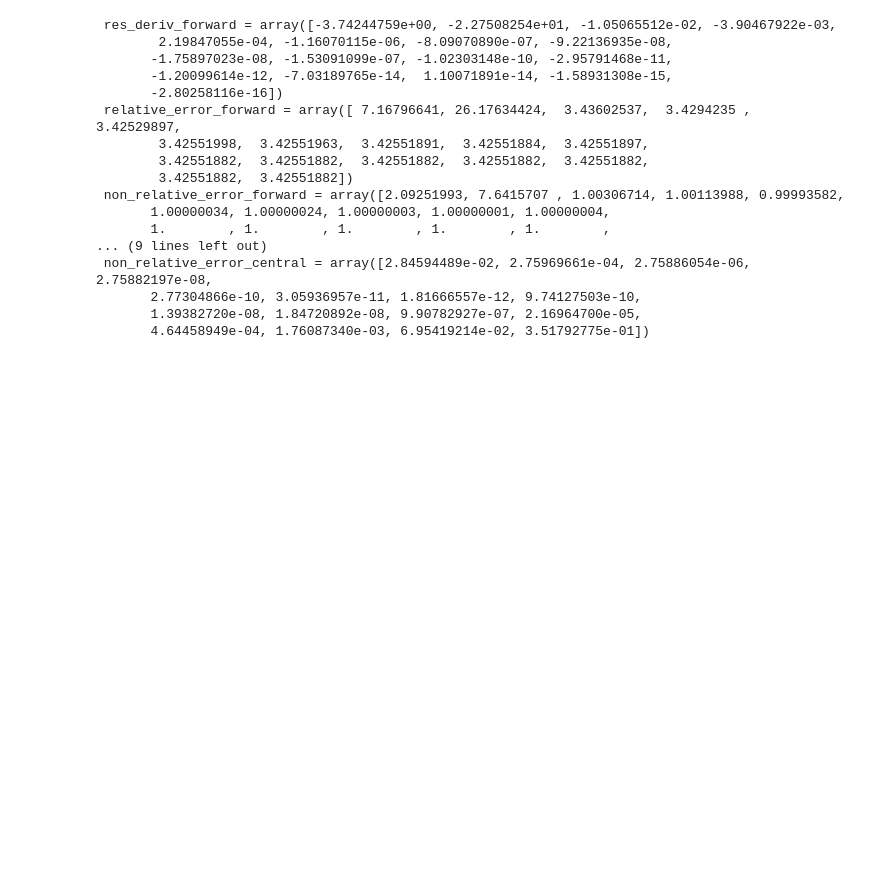
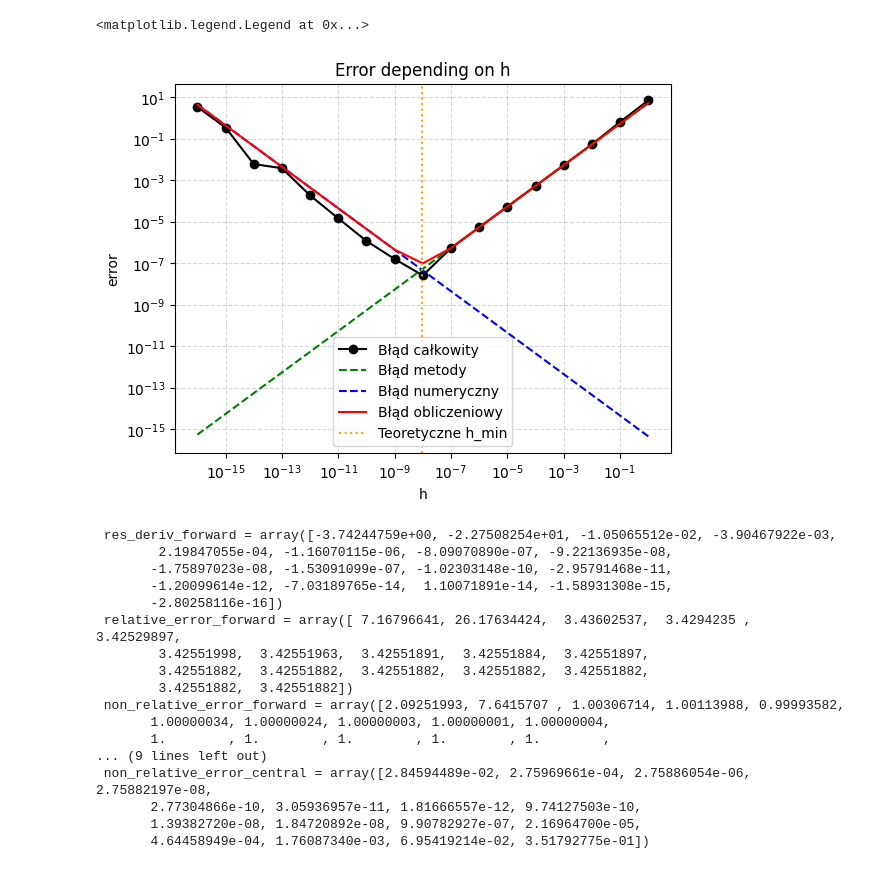
Before and after one commit to Szymbuk/MOWNIT, a Jupyter notebook: lab1/zad1.ipynb, the cells around one changed output. Cells and saved outputs as stored; diff of their text form; code cells hidden in the pictures; blank space fills up the shorter version.

```diff
--- a/lab1/zad1.ipynb
+++ b/lab1/zad1.ipynb
@@ -52,6 +51,28 @@ res_deriv_forward = np.array([deriv_forward(x, h, fun) for h in h_array])
 
 relative_error_forward = np.array([abs(res - exact_d1) for res in res_deriv_forward])
 non_relative_error_forward = np.array([abs(res - exact_d1) / abs(exact_d1) for res in res_deriv_forward])
+
+M2_forward = abs(exact_d2)
+
+numerical_error_forward = 2.0 * epsilon / h_array
+truncation_error_forward = M2_forward * h_array / 2.0
+computational_error_forward = truncation_error_forward + numerical_error_forward
+
+h_min_forward = 2.0 * np.sqrt(epsilon / M2_forward)
+# %%
+plt.loglog(h_array, relative_error_forward, 'ko-', label='Błąd całkowity')
+plt.loglog(h_array, truncation_error_forward, 'g--', label='Błąd metody')
+plt.loglog(h_array, numerical_error_forward, 'b--', label='Błąd numeryczny')
+plt.loglog(h_array, computational_error_forward, 'r-', label='Błąd obliczeniowy')
+plt.axvline(h_min_forward, color='orange', linestyle=':', label='Teoretyczne h_min')
+plt.title("Error depending on h")
+plt.xlabel("h")
+plt.ylabel("error")
+plt.grid(True, which="both", ls="--", alpha=0.5)
+plt.legend()
+# %% [output]
+<matplotlib.legend.Legend at 0x...>
+[figure, added]
 # %%
 res_deriv_central = np.array([deriv_central(x, h, fun) for h in h_array])
 
```
Also changed, not shown: parts of 3 cells of this notebook.
